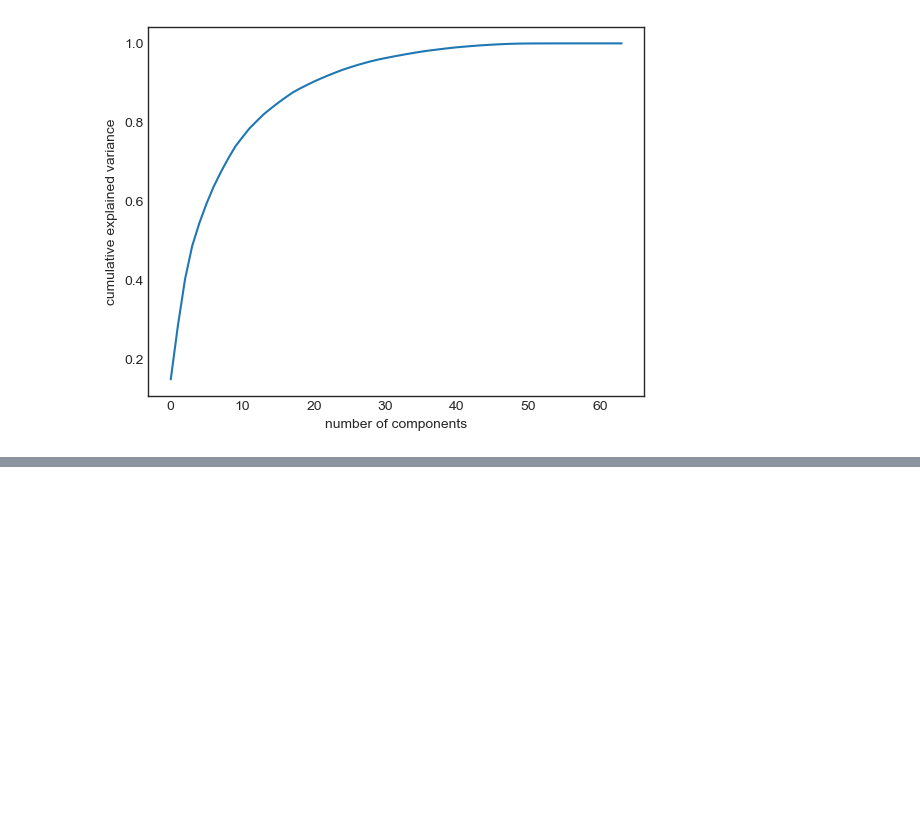
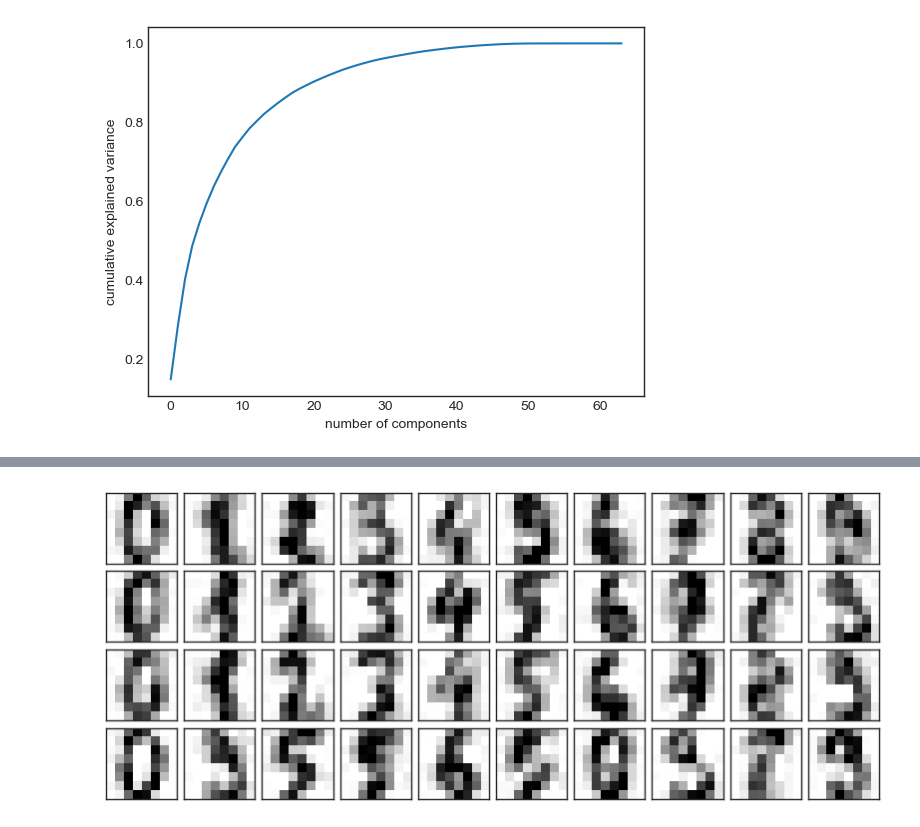
Before and after one commit to Spin8Cycle/ds-proj-remote, a Jupyter notebook: PDSHEx/ml_sklearn_notes/ml_principal_component_analysis.ipynb, the cells around one changed output, grey strips where cells are left out. Saved outputs shown, nothing was run; the diff lists cells and outputs as text; code cells hidden in the pictures; blank space fills up the shorter version.

```diff
--- a/PDSHEx/ml_sklearn_notes/ml_principal_component_analysis.ipynb
+++ b/PDSHEx/ml_sklearn_notes/ml_principal_component_analysis.ipynb
@@ -218,0 +249,6 @@ plt.ylabel('cumulative explained variance');
+# %%
+components = pca.transform(noisy)
+filtered = pca.inverse_transform(components)
+plot_digits(filtered)
+# %% [output]
+[figure, added]
```
Also changed, not shown: parts of 4 cells of this notebook.
